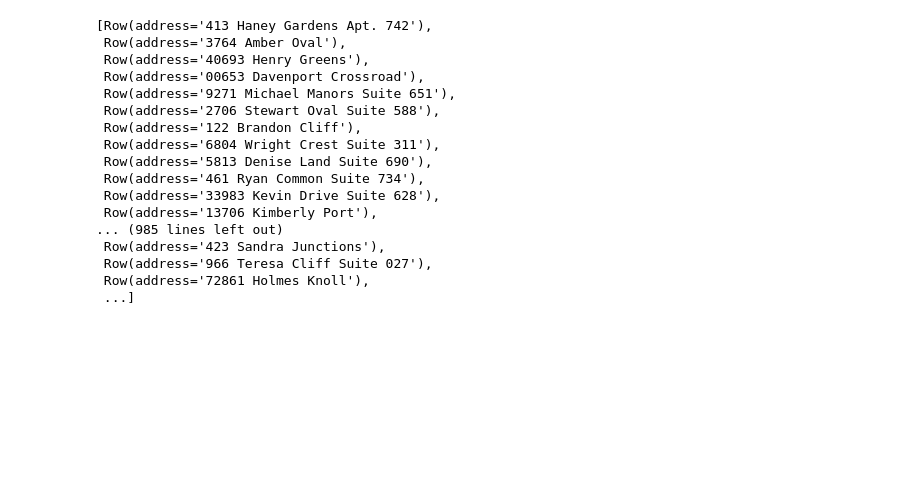
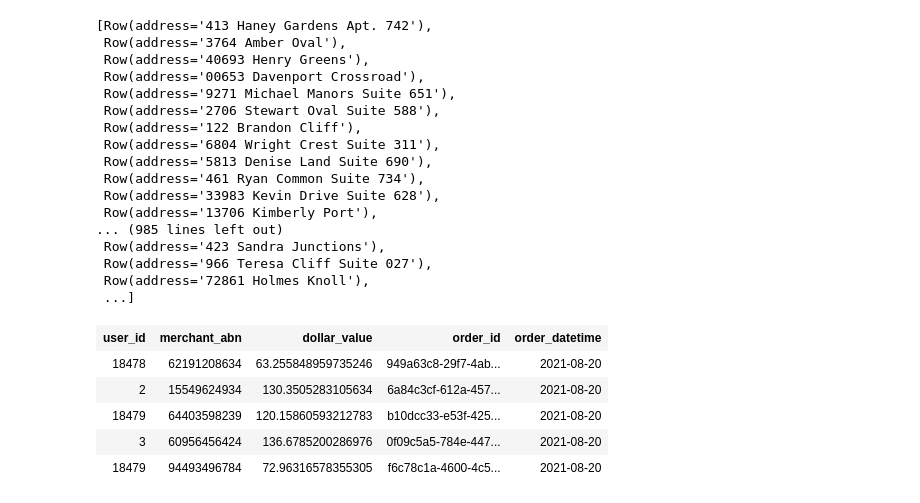
Before and after one commit to MAST30034-Applied-Data-Science/generic-buy-now-pay-later-project-group-45, a Jupyter notebook: notebooks/preprocess_data_p2.ipynb, the cells around one changed output. Drawn from its saved outputs; the diff is of its cells as text; code cells hidden in the pictures; blank space fills up the shorter version.

```diff
--- a/notebooks/preprocess_data_p2.ipynb
+++ b/notebooks/preprocess_data_p2.ipynb
@@ -337,3 +317,15 @@ consumer.select("address").collect()
  ...]
 # %%
 curated_merchant.count()
+# %%
+# read transaction data
+transaction = spark.read.parquet("../data/tables/transactions_20210228_20210827_snapshot")
+# %%
+transaction.limit(5)
+# %% [output]
+| user_id | merchant_abn | dollar_value | order_id | order_datetime |
+| 18478 | 62191208634 | 63.255848959735246 | 949a63c8-29f7-4ab... | 2021-08-20 |
+| 2 | 15549624934 | 130.3505283105634 | 6a84c3cf-612a-457... | 2021-08-20 |
+| 18479 | 64403598239 | 120.15860593212783 | b10dcc33-e53f-425... | 2021-08-20 |
+| 3 | 60956456424 | 136.6785200286976 | 0f09c5a5-784e-447... | 2021-08-20 |
+| 18479 | 94493496784 | 72.96316578355305 | f6c78c1a-4600-4c5... | 2021-08-20 |
```
Also changed, not shown: parts of 2 cells of this notebook.
